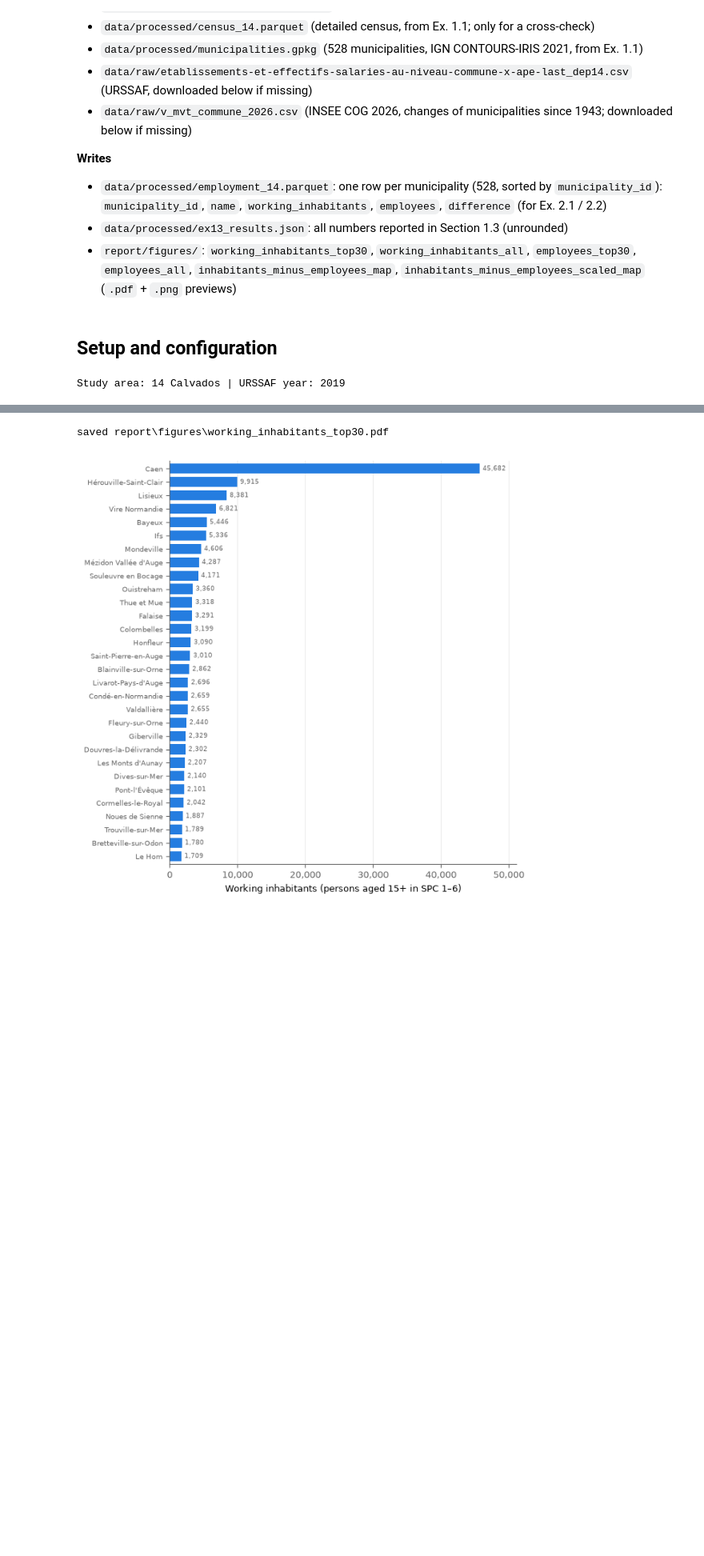
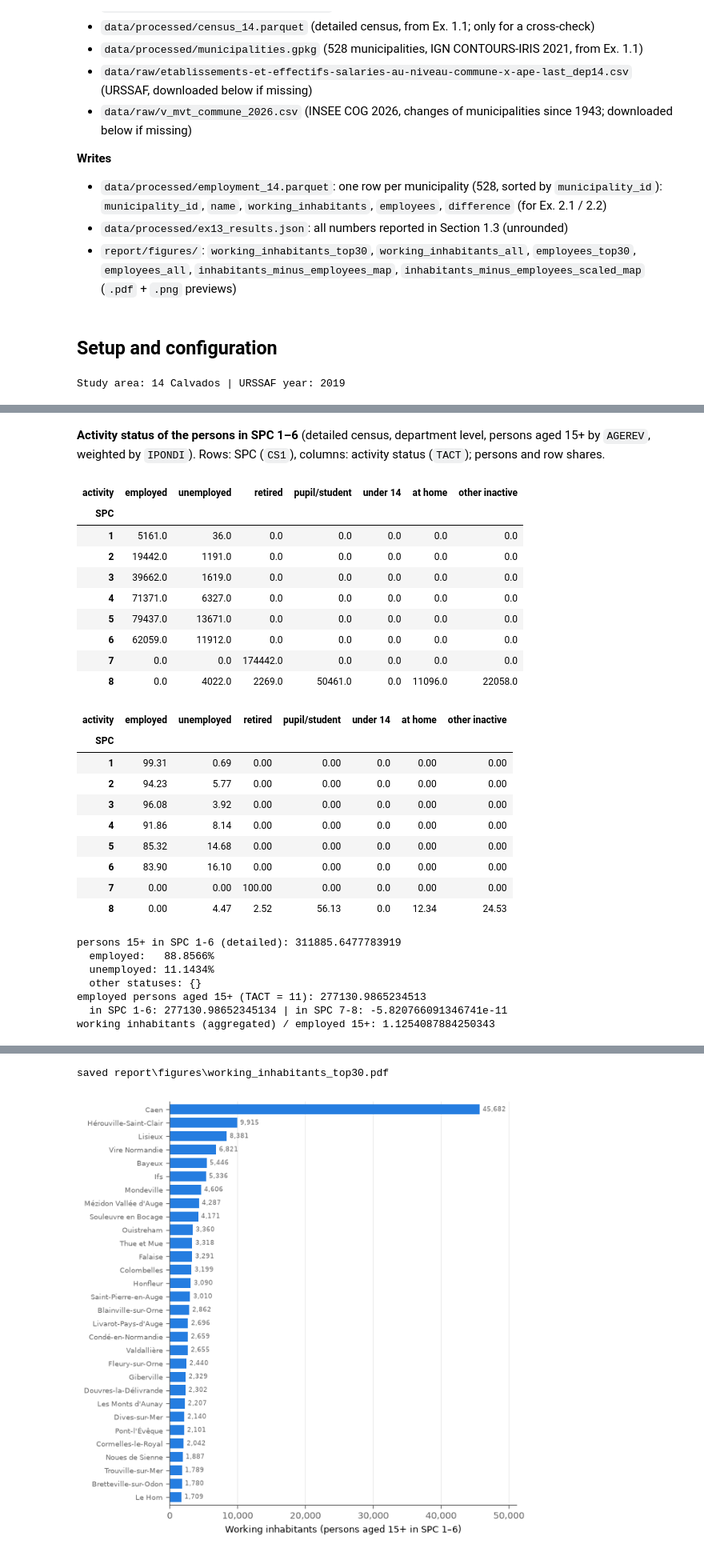
Before and after one commit to ek-popkova/uge-large-scale-models, a Jupyter notebook: notebooks/ex13_territorial_analysis_II.ipynb, the cells around one changed output, grey strips where cells are left out. Shown at 80% size. Saved outputs shown, nothing was run; the diff lists cells and outputs as text; code cells hidden in the pictures; blank space fills up the shorter version.

```diff
--- a/notebooks/ex13_territorial_analysis_II.ipynb
+++ b/notebooks/ex13_territorial_analysis_II.ipynb
@@ -90,6 +90,17 @@ SPC_LABELS = {
 }
 WORKING_SPC = [1, 2, 3, 4, 5, 6]                                   # 7 (retraités) and 8 (autres) excluded
 WORKING_COLUMNS = [f"C19_POP15P_CS{k}" for k in WORKING_SPC]
+
+# Activity status TACT of the detailed census (column `activity` of census_14.parquet, dictionary Varmod_INDCVI_2019.csv)
+ACTIVITY_LABELS = {
+    "11": "employed",            # actifs ayant un emploi, y compris apprentis et stagiaires rémunérés
+    "12": "unemployed",          # chômeurs
+    "21": "retired",             # retraités ou préretraités
+    "22": "pupil/student",       # élèves, étudiants, stagiaires non rémunérés de 14 ans ou plus
+    "23": "under 14",            # moins de 14 ans
+    "24": "at home",             # femmes ou hommes au foyer
+    "25": "other inactive",      # autres inactifs
+}
 
 # ---- Figures and tables ----------------------------------------------------------------
 TOP_N = 30            # municipalities in the labelled bar plots
@@ -300,3 +305,63 @@ median over municipalities: 202.4472821912601
 | 307 | 14431 | Mézidon Vallée d'Auge | 9586.0 | 4287.367215 |
 | 45 | 14061 | Souleuvre en Bocage | 8950.0 | 4171.220922 |
 | 342 | 14488 | Ouistreham | 9344.0 | 3360.447912 |
+# %% [markdown]
+**Activity status of the persons in SPC 1–6** (detailed census, department level, persons aged 15+ by `AGEREV`,
+weighted by `IPONDI`). Rows: SPC (`CS1`), columns: activity status (`TACT`); persons and row shares.
+# %%
+assert "activity" in df_census.columns and df_census["activity"].isin(list(ACTIVITY_LABELS)).all()
+df_census_15p = df_census[df_census["age"] >= 15]
+df_spc_activity = pd.crosstab(
+    df_census_15p["csp"].astype(int), df_census_15p["activity"].map(ACTIVITY_LABELS),
+    values=df_census_15p["weight"], aggfunc="sum",
+).fillna(0.0).reindex(columns=list(ACTIVITY_LABELS.values()), fill_value=0.0)
+df_spc_activity.index.name = "SPC"
+df_spc_activity.columns.name = "activity"
+display(df_spc_activity.round(0))
+display((100 * df_spc_activity.div(df_spc_activity.sum(axis=1), axis=0)).round(2))
+
+working_by_activity = df_spc_activity.loc[WORKING_SPC].sum()
+working_activity_total = working_by_activity.sum()
+working_activity_shares = working_by_activity / working_activity_total
+share_working_employed = working_activity_shares["employed"]
+share_working_unemployed = working_activity_shares["unemployed"]
+other_statuses = working_activity_shares.drop(["employed", "unemployed"])
+employed_15p = df_census_15p.loc[df_census_15p["activity"] == "11", "weight"].sum()
+employed_15p_in_working_spc = working_by_activity["employed"]
+employed_15p_outside_working_spc = employed_15p - employed_15p_in_working_spc
+
+print(f"persons 15+ in SPC 1-6 (detailed): {working_activity_total}")
+print(f"  employed:   {share_working_employed:.4%}")
+print(f"  unemployed: {share_working_unemployed:.4%}")
+print(f"  other statuses: {other_statuses[other_statuses > 0].to_dict()}")
+print(f"employed persons aged 15+ (TACT = 11): {employed_15p}")
+print(f"  in SPC 1-6: {employed_15p_in_working_spc} | in SPC 7-8: {employed_15p_outside_working_spc}")
+print(f"working inhabitants (aggregated) / employed 15+: {working_total / employed_15p}")
+# %% [output]
+| activity | employed | unemployed | retired | pupil/student | under 14 | at home | other inactive |
+| SPC |  |  |  |  |  |  |  |
+| 1 | 5161.0 | 36.0 | 0.0 | 0.0 | 0.0 | 0.0 | 0.0 |
+| 2 | 19442.0 | 1191.0 | 0.0 | 0.0 | 0.0 | 0.0 | 0.0 |
+| 3 | 39662.0 | 1619.0 | 0.0 | 0.0 | 0.0 | 0.0 | 0.0 |
+| 4 | 71371.0 | 6327.0 | 0.0 | 0.0 | 0.0 | 0.0 | 0.0 |
+| 5 | 79437.0 | 13671.0 | 0.0 | 0.0 | 0.0 | 0.0 | 0.0 |
+| 6 | 62059.0 | 11912.0 | 0.0 | 0.0 | 0.0 | 0.0 | 0.0 |
+| 7 | 0.0 | 0.0 | 174442.0 | 0.0 | 0.0 | 0.0 | 0.0 |
+| 8 | 0.0 | 4022.0 | 2269.0 | 50461.0 | 0.0 | 11096.0 | 22058.0 |
+| activity | employed | unemployed | retired | pupil/student | under 14 | at home | other inactive |
+| SPC |  |  |  |  |  |  |  |
+| 1 | 99.31 | 0.69 | 0.00 | 0.00 | 0.0 | 0.00 | 0.00 |
+| 2 | 94.23 | 5.77 | 0.00 | 0.00 | 0.0 | 0.00 | 0.00 |
+| 3 | 96.08 | 3.92 | 0.00 | 0.00 | 0.0 | 0.00 | 0.00 |
+| 4 | 91.86 | 8.14 | 0.00 | 0.00 | 0.0 | 0.00 | 0.00 |
+| 5 | 85.32 | 14.68 | 0.00 | 0.00 | 0.0 | 0.00 | 0.00 |
+| 6 | 83.90 | 16.10 | 0.00 | 0.00 | 0.0 | 0.00 | 0.00 |
+| 7 | 0.00 | 0.00 | 100.00 | 0.00 | 0.0 | 0.00 | 0.00 |
+| 8 | 0.00 | 4.47 | 2.52 | 56.13 | 0.0 | 12.34 | 24.53 |
+persons 15+ in SPC 1-6 (detailed): 311885.6477783919
+  employed:   88.8566%
+  unemployed: 11.1434%
+  other statuses: {}
+employed persons aged 15+ (TACT = 11): 277130.9865234513
+  in SPC 1-6: 277130.98652345134 | in SPC 7-8: -5.820766091346741e-11
+working inhabitants (aggregated) / employed 15+: 1.1254087884250343
```
Also changed, not shown: parts of 6 cells of this notebook, 3 other files.
